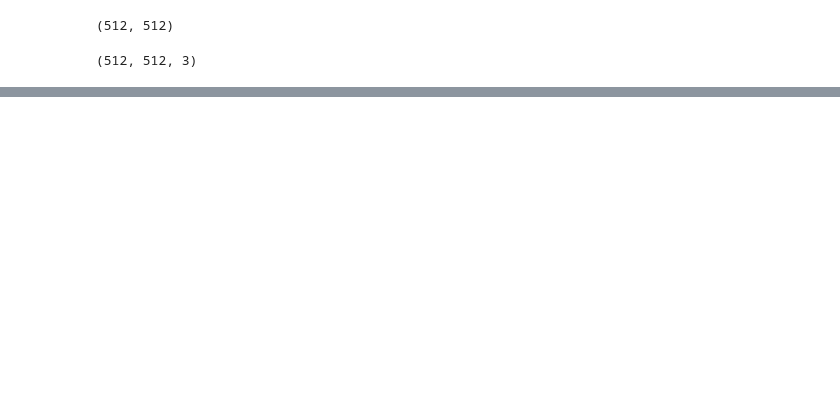
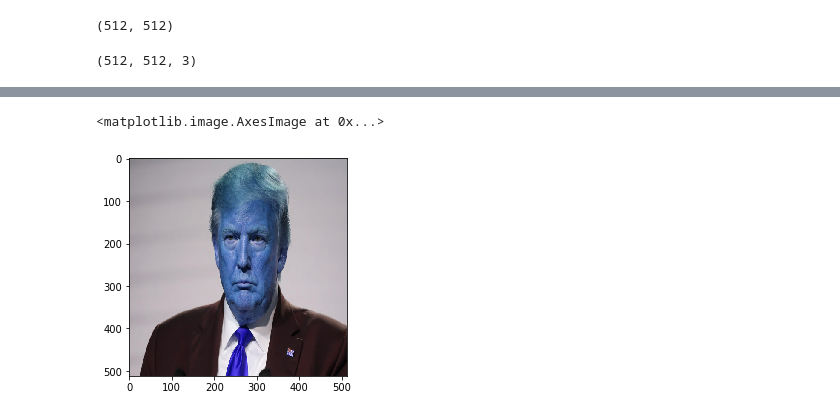
Before and after one commit to chcorophyll/deeplabv3plus, a Jupyter notebook: deeplabv3_test.ipynb, the cells around one changed output, grey strips where cells are left out. Saved outputs shown, nothing was run; the diff lists cells and outputs as text; code cells hidden in the pictures; blank space fills up the shorter version.

```diff
--- a/deeplabv3_test.ipynb
+++ b/deeplabv3_test.ipynb
@@ -146,0 +184,7 @@ plt.imshow(composed_img)
+# %%
+img_to_test = cv2.imread("C:/Users/Administrator/Desktop/deeplab/img_to_test.jpg")
+img_to_test = cv2.resize(img_to_test, (512, 512), interpolation=cv2.INTER_CUBIC)
+plt.imshow(img_to_test)
+# %% [output]
+<matplotlib.image.AxesImage at 0x...>
+[figure, added]
```
Also changed, not shown: parts of 7 cells of this notebook, 3 other files.
